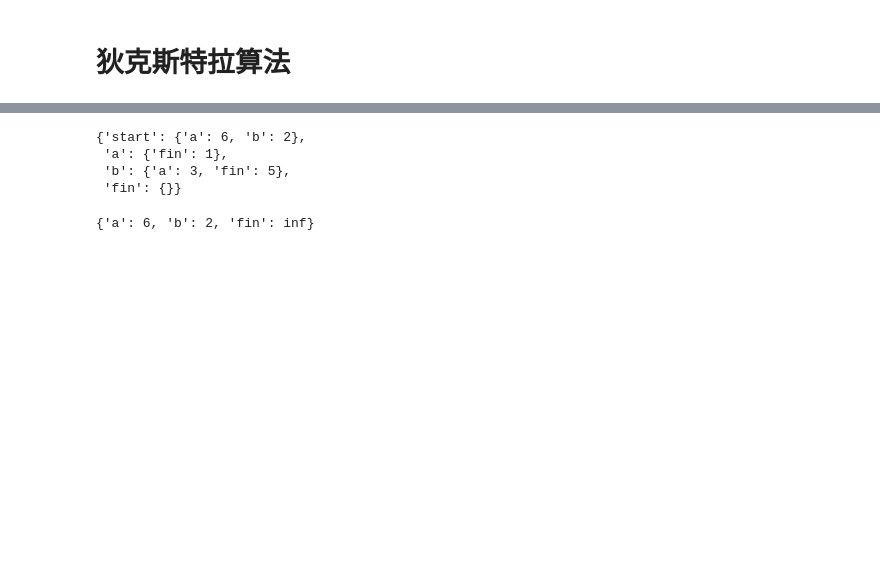
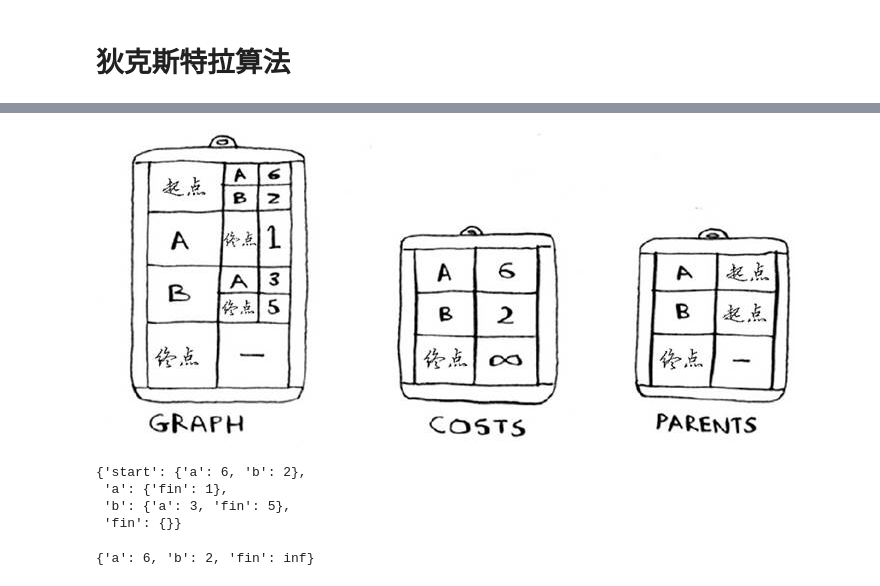
Before and after one commit to SJiangit/Algorithms, a Jupyter notebook: 算法图解/Dijkstra.ipynb, the cells around one changed output, grey strips where cells are left out. Cells and saved outputs as stored; diff of their text form; code cells hidden in the pictures; blank space fills up the shorter version.

```diff
--- a/算法图解/Dijkstra.ipynb
+++ b/算法图解/Dijkstra.ipynb
@@ -8,3 +10,7 @@
+# %%
+Image(filename = "img/img2.png")
+# %% [output]
+[figure, added]
 # %%
 # 散列表又包含散列表，每个点的邻居以及权重
 graph = {}
```
Also changed, not shown: parts of 3 cells of this notebook.
